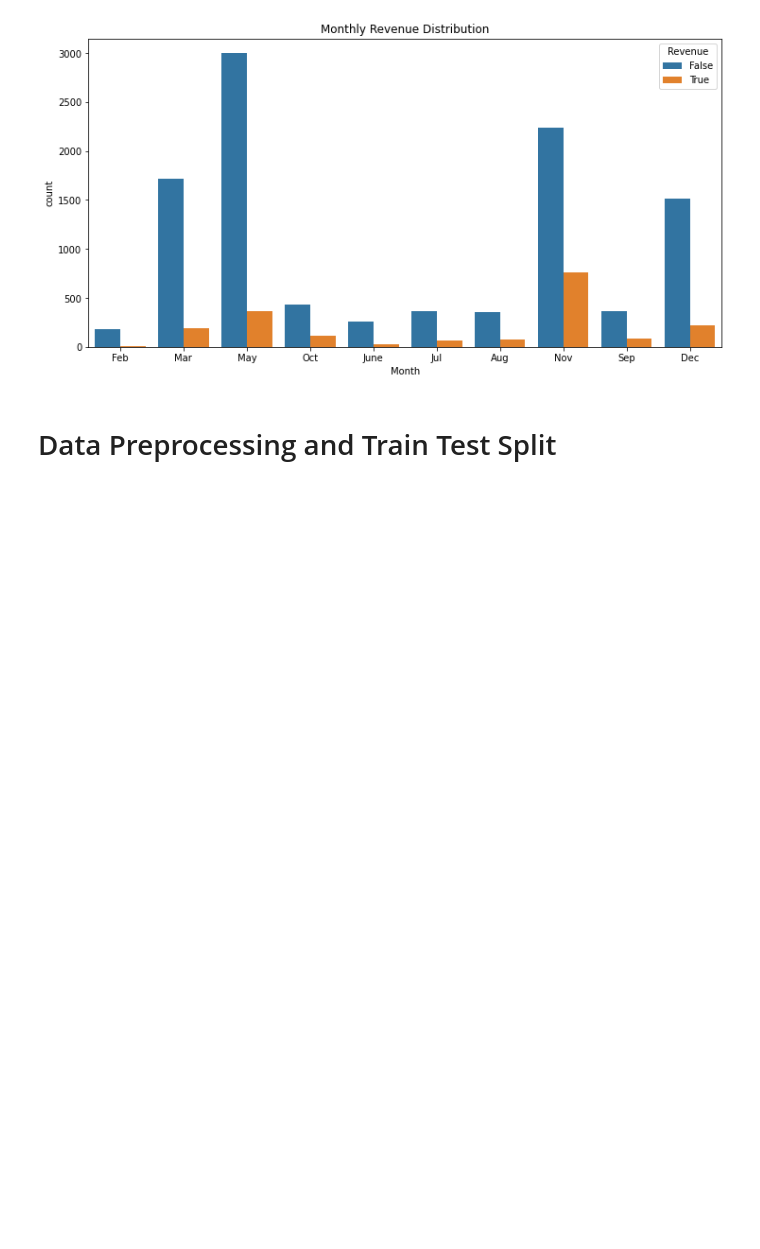
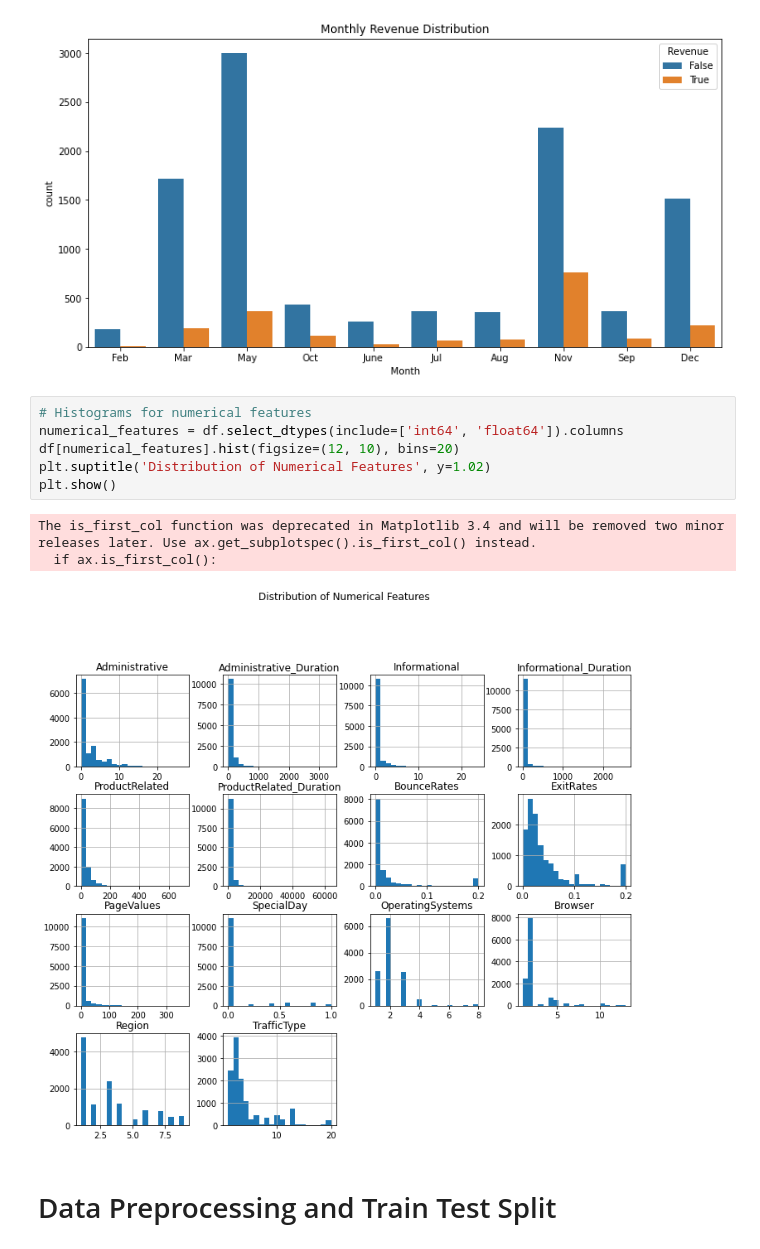
Before and after one commit to arnavhasija/ShopInsights, a Jupyter notebook: online-shopping-data-analysis.ipynb, the cells around one changed output. Cells and saved outputs as stored; diff of their text form; blank space fills up the shorter version.

Commit message:
Add histograms for distribution of features

```diff
--- a/online-shopping-data-analysis.ipynb
+++ b/online-shopping-data-analysis.ipynb
@@ -131,6 +131,16 @@ plt.title('Monthly Revenue Distribution')
 plt.show()
 # %% [output]
 [figure]
+# %%
+# Histograms for numerical features
+numerical_features = df.select_dtypes(include=['int64', 'float64']).columns
+df[numerical_features].hist(figsize=(12, 10), bins=20)
+plt.suptitle('Distribution of Numerical Features', y=1.02)
+plt.show()
+# %% [output]
+The is_first_col function was deprecated in Matplotlib 3.4 and will be removed two minor releases later. Use ax.get_subplotspec().is_first_col() instead.
+  if ax.is_first_col():
+[figure, added]
 # %% [markdown]
 # Data Preprocessing and Train Test Split
 # %%
```
Also changed, not shown: parts of 1 cell of this notebook.
